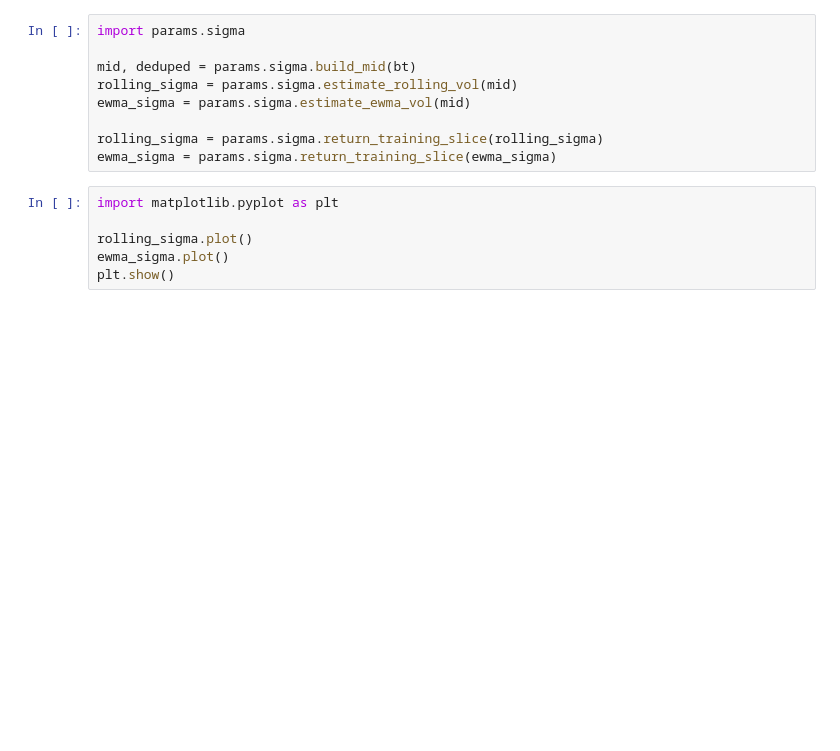
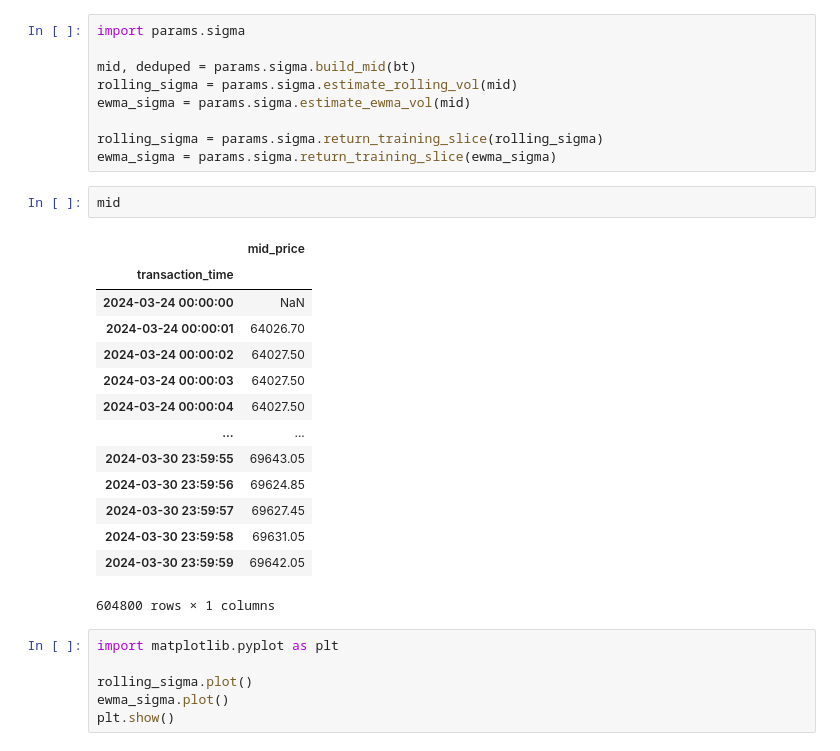
Before and after one commit to akshathp0/avellaneda-stoikov, a Jupyter notebook: validate_data.ipynb, the cells around one changed output. Cells and saved outputs as stored; diff of their text form; blank space fills up the shorter version.

```diff
--- a/validate_data.ipynb
+++ b/validate_data.ipynb
@@ -46,6 +49,23 @@ ewma_sigma = params.sigma.estimate_ewma_vol(mid)
 
 rolling_sigma = params.sigma.return_training_slice(rolling_sigma)
 ewma_sigma = params.sigma.return_training_slice(ewma_sigma)
+# %%
+mid
+# %% [output]
+|  | mid_price |
+| transaction_time |  |
+| 2024-03-24 00:00:00 | NaN |
+| 2024-03-24 00:00:01 | 64026.70 |
+| 2024-03-24 00:00:02 | 64027.50 |
+| 2024-03-24 00:00:03 | 64027.50 |
+| 2024-03-24 00:00:04 | 64027.50 |
+| ... | ... |
+| 2024-03-30 23:59:55 | 69643.05 |
+| 2024-03-30 23:59:56 | 69624.85 |
+| 2024-03-30 23:59:57 | 69627.45 |
+| 2024-03-30 23:59:58 | 69631.05 |
+| 2024-03-30 23:59:59 | 69642.05 |
+604800 rows × 1 columns
 # %%
 import matplotlib.pyplot as plt
 
```
Also changed, not shown: parts of 3 cells of this notebook, 3 other files.
